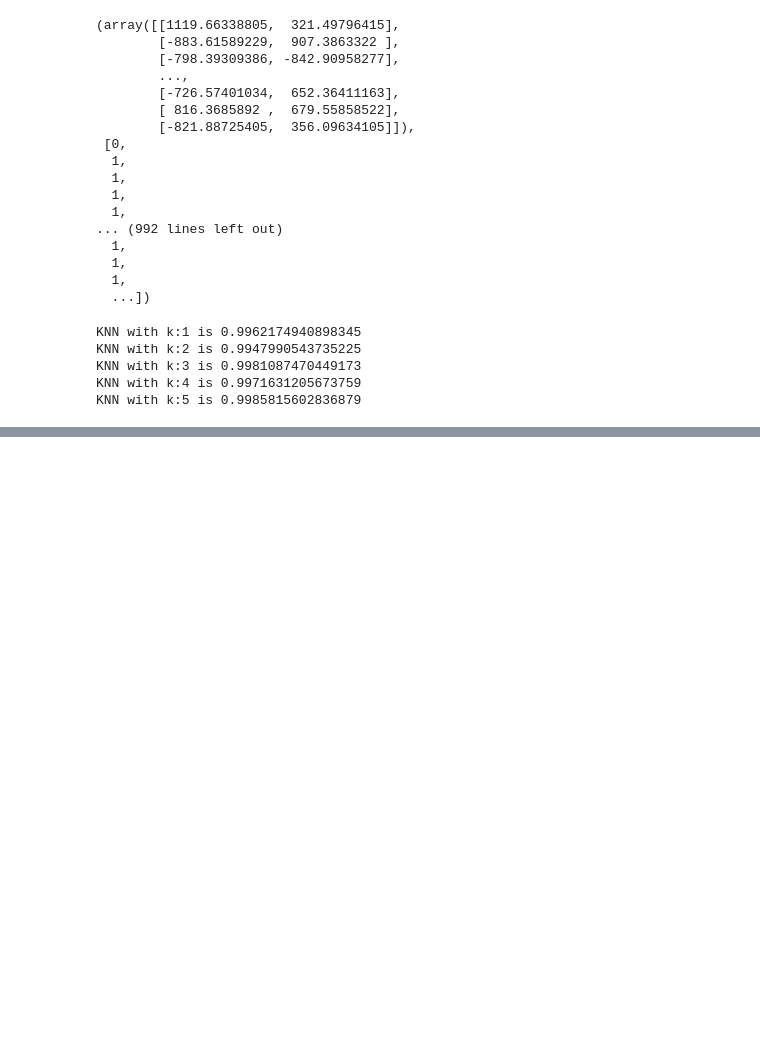
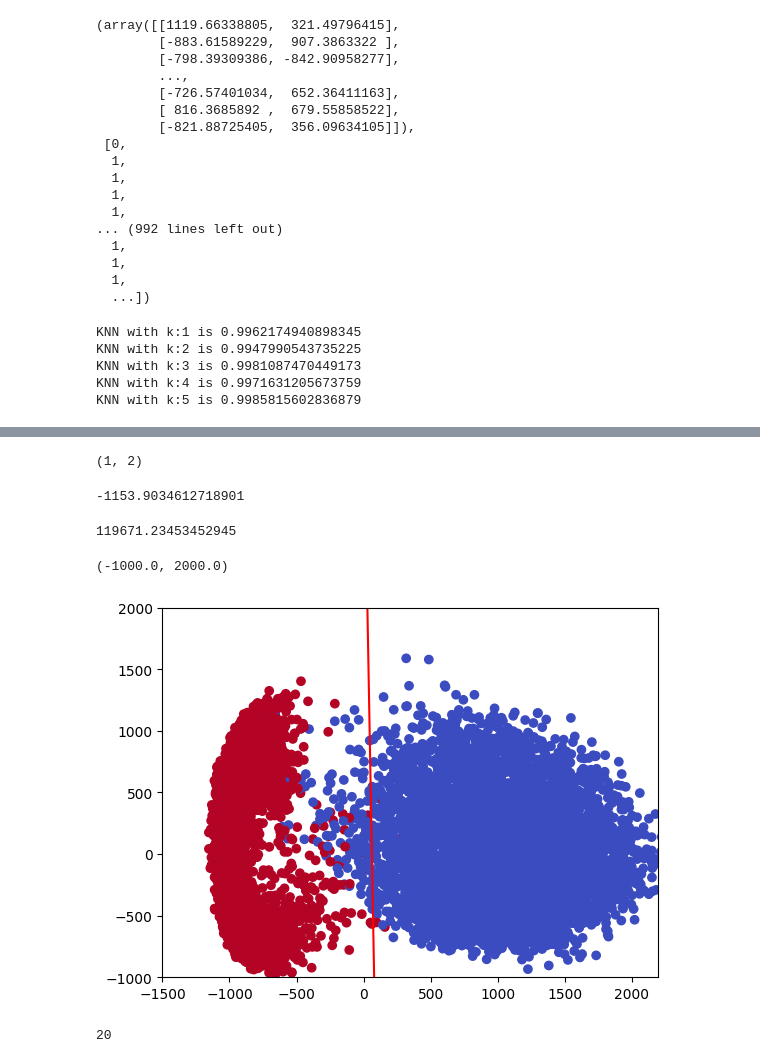
Before and after one commit to cooper-a/pattern-recognition-labs, a Jupyter notebook: a1/A1.ipynb, the cells around one changed output, grey strips where cells are left out. Drawn from its saved outputs; the diff is of its cells as text; code cells hidden in the pictures; blank space fills up the shorter version.

```diff
--- a/a1/A1.ipynb
+++ b/a1/A1.ipynb
@@ -176,3 +238,23 @@ KNN with k:3 is 0.9981087470449173
 KNN with k:4 is 0.9971631205673759
 KNN with k:5 is 0.9985815602836879
 # %%
+mnist_trainset = datasets.MNIST(root='./data', train=True, download=True, transform=None)
+mnist_testset = datasets.MNIST(root='./data', train=False, download=True, transform=None)
+X_PC, Y = prep_mnist(mnist_trainset, 20)
+X_test_PC, Y_test = prep_mnist(mnist_testset, 20)
+
+# MED classifier
+med_clf = MED_Classifier(X_PC, Y)
+
+# preds_results = []
+# for i in range(len(X_test_PC)):
+#     pred = med_clf.classify(X_test_PC[i])
+#     preds_results.append((pred, Y_test[i]))
+
+# correct = 0
+# for pred in preds_results:
+#     if pred[0] == pred[1]:
+#         correct += 1
+
+X_PC_2D, Y = prep_mnist(mnist_trainset, 2)
+med_clf_2D = MED_Classifier(X_PC_2D, Y)
@@ -180,0 +272,34 @@ KNN with k:5 is 0.9985815602836879
+# %%
+X_PC_2D, Y = prep_mnist(mnist_trainset, 2)
+med_clf_2D = MED_Classifier(X_PC_2D, Y)
+weights, bias = med_clf_2D.determine_decision_boundary_analytical()
+w1 = weights[0][0]
+w2 = weights[0][1]
+bias = bias[0]
+x = np.linspace(-1000, 100, 10)
+y = bias/w2 - (w1/w2) * x
+# %% [output]
+(1, 2)
+# %%
+X_PC_2D[:,0].min()
+# %% [output]
+-1153.9034612718901
+# %%
+bias[0]
+# %% [output]
+119671.23453452945
+# %%
+plt.plot(x,y, 'r')
+plt.scatter(X_PC_2D[:, 0], X_PC_2D[:, 1], c=Y, cmap=plt.cm.coolwarm)
+ax = plt.gca()
+xlim = np.max(self.X_clf[:, 0])
+
+xmin =
+xmax = 2200
+ymin = -1000
+ymax = 2000
+ax.set_xlim([xmin, xmax])
+ax.set_ylim([ymin, ymax])
+# %% [output]
+(-1000.0, 2000.0)
+[figure, added]
@@ -180,0 +308,4 @@ KNN with k:5 is 0.9985815602836879
+# %%
+prototype0.shape[0]
+# %% [output]
+20
```
Also changed, not shown: parts of 10 cells of this notebook, 3 other files.
